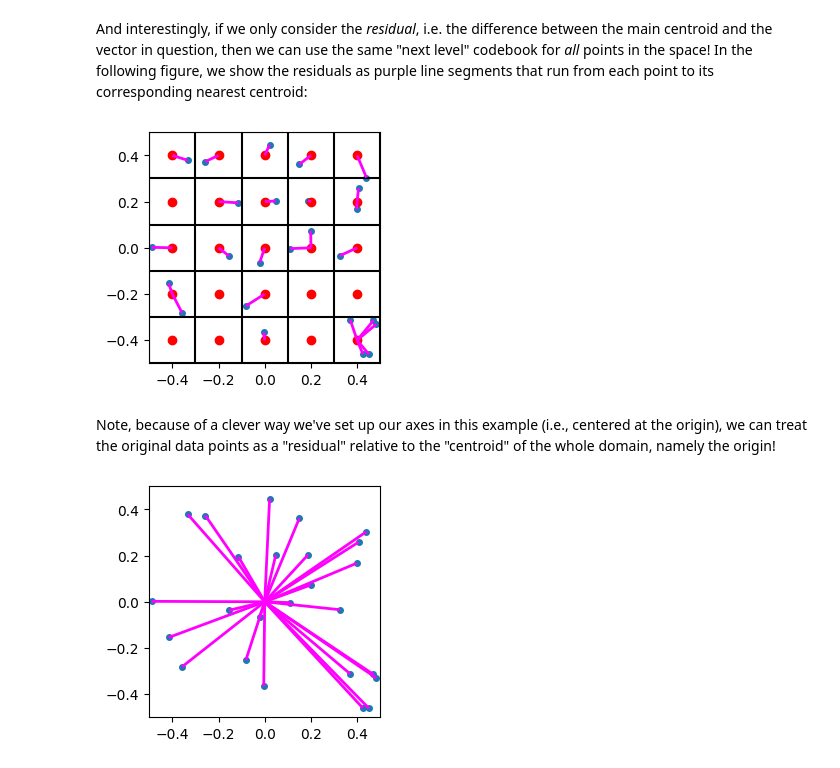
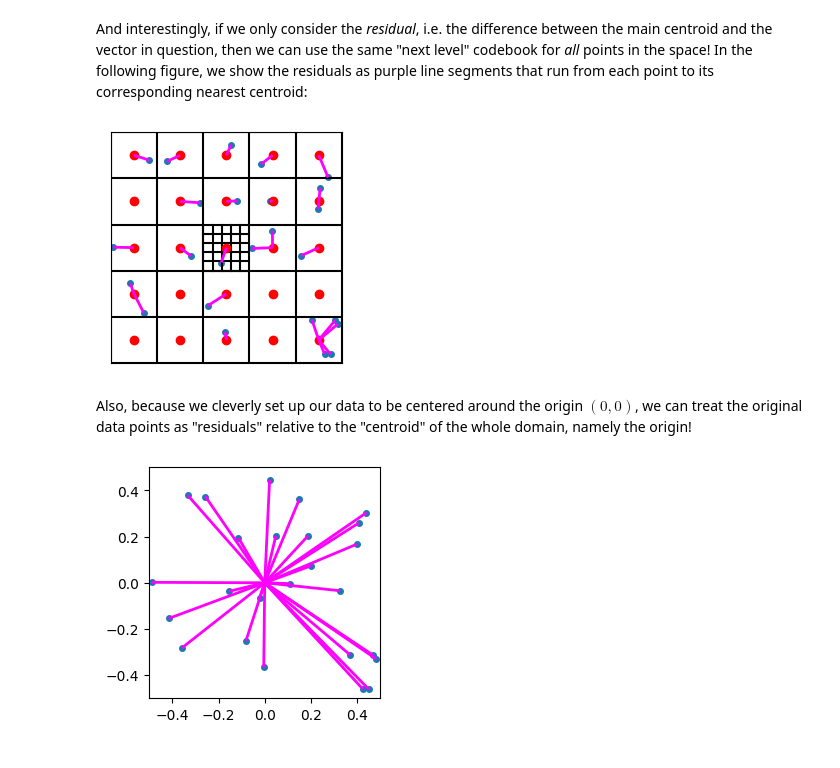
Before and after one commit to drscotthawley/blog, a Jupyter notebook: posts/2023-06-12-RVQ.ipynb, the cells around one changed output. Drawn from its saved outputs; the diff is of its cells as text; code cells hidden in the pictures.

```diff
--- a/posts/2023-06-13-RVQ.ipynb
+++ b/posts/2023-06-12-RVQ.ipynb
@@ -285,15 +505,17 @@ For example, in the "middle" region (region 12), we can do...
 from matplotlib import collections  as mc
 
 
-def get_region_membership(data:np.array, n_grid=5,):
+def get_region_membership(data:np.array, h=0.2, codebook=None):
     "Tells which region each point is in. TBD: this is slow but it works! ;-) "
-    h = (DATA_MAX - DATA_MIN)/n_grid
     memb = np.zeros(data.shape[0], dtype=np.int32)
-    for di, p in enumerate(data):
-        i = (p[0]-DATA_MIN) // h
-        j = (p[1]-DATA_MIN) // h
-        ind = i + j*n_grid
-        memb[di] = ind
+    if codebook is None:  # just assume basic squares
+        for di, p in enumerate(data):
+            i = (p[0]-DATA_MIN) // h
+            j = (p[1]-DATA_MIN) // h
+            ind = i + j*n_grid
+            memb[di] = ind
+    else:
+        memb = calc_cluster_membership(data, codebook)
     return memb
 
 
@@ -338,7 +560,7 @@ def plot_data_grid_with_resids(data, n_grid=5, hide_tick_labels=True, show_indic
                 ax.plot(x, y, 'ro', markersize=6)
 
     if show_resids and codebook is not None:
-        memb = get_region_membership(data)
+        memb = get_region_membership(data, codebook=codebook)
         resids = data*0
         lines = []
         for i, p in enumerate(data):
@@ -358,6 +580,7 @@ def plot_data_grid_with_resids(data, n_grid=5, hide_tick_labels=True, show_indic
 
 
 n_grid=5
+codebook = generate_codebook(n_grid)
 plot_data_grid_with_resids(data, n_grid=n_grid, show_next_level_grid=True, show_centroids=True,
                            hide_tick_labels=False, codebook=codebook, show_resids=False)
 # %% [output]
@@ -370,14 +593,14 @@ In the following figure, we show the residuals as purple line segments that run
 # %%
 #| code-fold: true
 #| code-summary: "Show the code"
 #| label: fig-rvq-resids
 #| fig-cap: "Illustration of redisuals, shown as purple line segments connecting vectors (blue points) with their nearest centroids (red points)."
-plot_data_grid_with_resids(data, n_grid=n_grid, show_next_level_grid=False, show_centroids=True,
-                           hide_tick_labels=False, codebook=codebook, show_resids=True)
+plot_data_grid_with_resids(data, n_grid=n_grid, show_next_level_grid=True, show_centroids=True,
+                           hide_tick_labels=True, codebook=codebook, show_resids=True)
 # %% [output]
-[figure, old version]
+[figure, new version]
 # %% [markdown]
-Note, because of a clever way we've set up our axes in this example (i.e., centered at the origin), we can treat the original data points as a "residual" relative to the "centroid" of the whole domain, namely the origin!
+Also, because we cleverly set up our data to be centered around the origin $(0,0)$, we can treat the original data points as "residuals" relative to the "centroid" of the whole domain, namely the origin!
 # %%
 #| code-fold: true
 #| code-summary: "Show the code"
```
Also changed, not shown: parts of 62 cells of this notebook.
